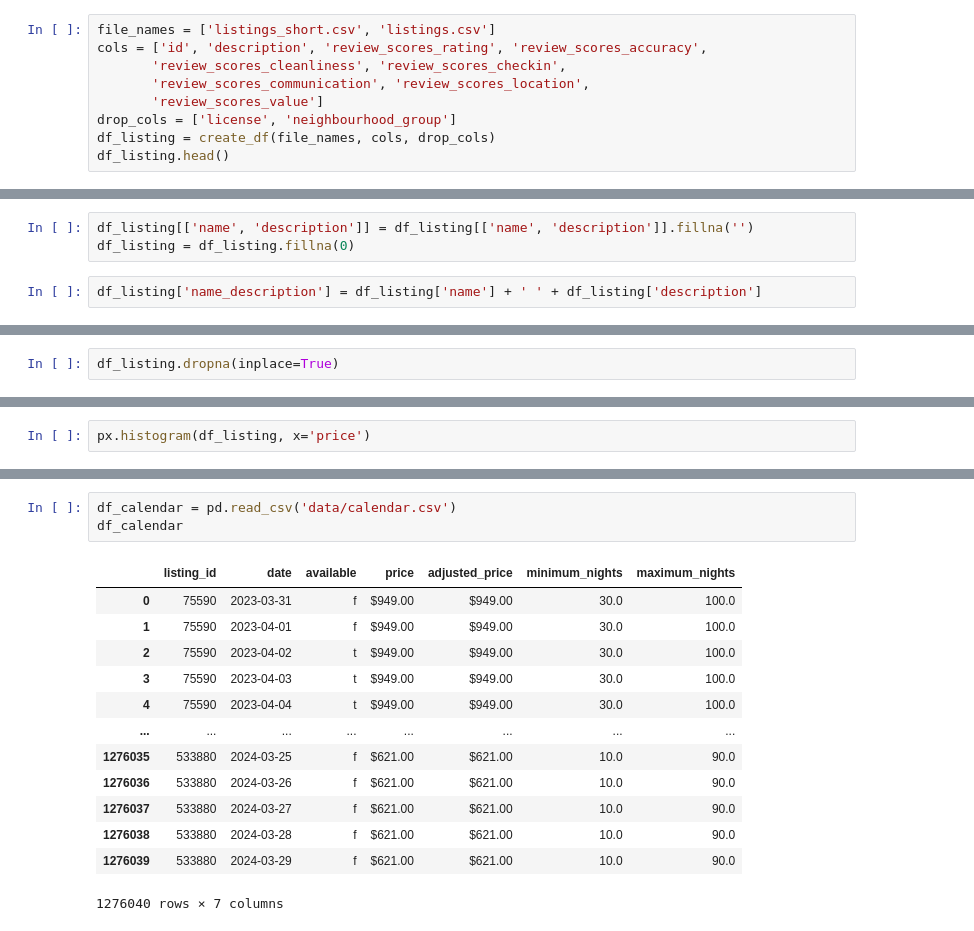
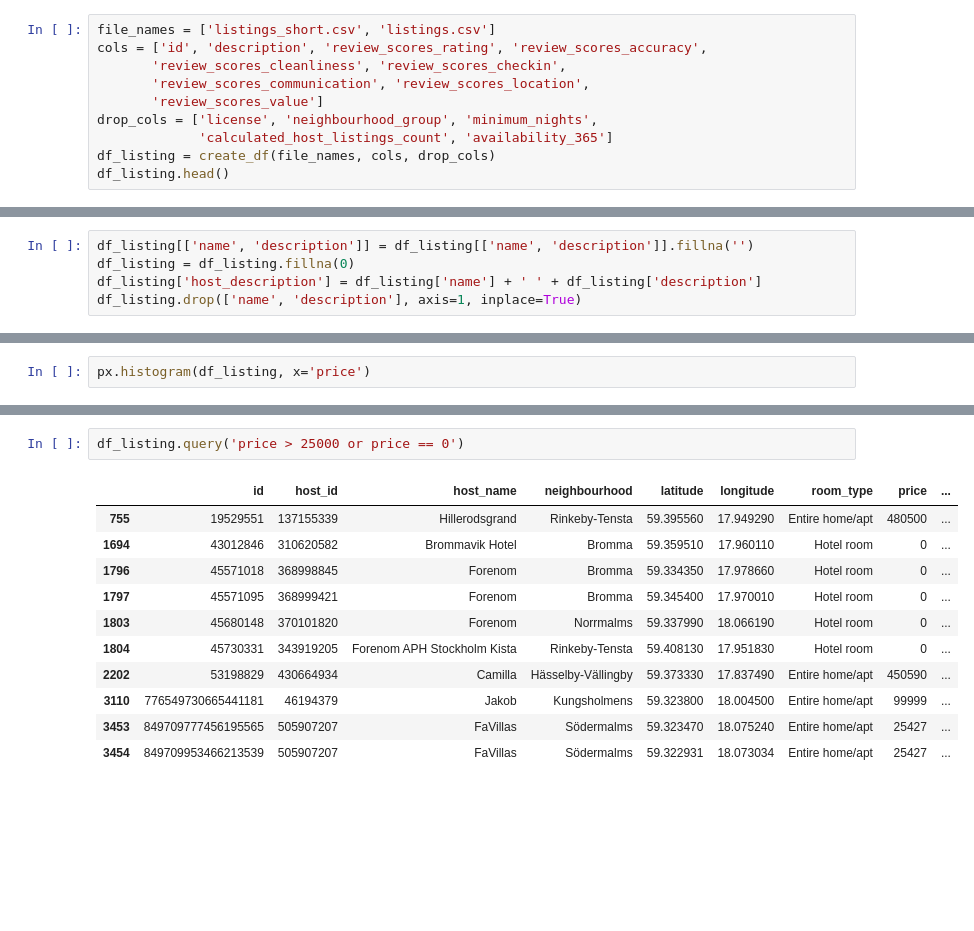
Before and after one commit to TanjaDS/Examensarbete_Airbnb, a Jupyter notebook: transformation_and_EDA/data_cleaning.ipynb, the cells around one changed output, grey strips where cells are left out. Drawn from its saved outputs; the diff is of its cells as text; blank space fills up the shorter version.

```diff
--- a/transformation_and_EDA/data_cleaning.ipynb
+++ b/transformation_and_EDA/data_cleaning.ipynb
@@ -25,7 +30,8 @@ cols = ['id', 'description', 'review_scores_rating', 'review_scores_accuracy',
        'review_scores_cleanliness', 'review_scores_checkin',
        'review_scores_communication', 'review_scores_location',
        'review_scores_value']
-drop_cols = ['license', 'neighbourhood_group']
+drop_cols = ['license', 'neighbourhood_group', 'minimum_nights',
+             'calculated_host_listings_count', 'availability_365']
 df_listing = create_df(file_names, cols, drop_cols)
 df_listing.head()
 # %% [output]
@@ -63,5 +72,5 @@ dtype: int64
 # %%
 df_listing[['name', 'description']] = df_listing[['name', 'description']].fillna('')
 df_listing = df_listing.fillna(0)
+df_listing['host_description'] = df_listing['name'] + ' ' + df_listing['description']
+df_listing.drop(['name', 'description'], axis=1, inplace=True)
-# %%
-df_listing['name_description'] = df_listing['name'] + ' ' + df_listing['description']
@@ -190,2 +76,0 @@ fig.update_traces(marker_color=MAIN_COLOR)
-# %%
-df_listing.dropna(inplace=True)
@@ -261,18 +79,15 @@ fig.show()
-# %%
-df_calendar = pd.read_csv('data/calendar.csv')
-df_calendar
-# %% [output]
-|  | listing_id | date | available | price | adjusted_price | minimum_nights | maximum_nights |
-| 0 | 75590 | 2023-03-31 | f | $949.00 | $949.00 | 30.0 | 100.0 |
-| 1 | 75590 | 2023-04-01 | f | $949.00 | $949.00 | 30.0 | 100.0 |
-| 2 | 75590 | 2023-04-02 | t | $949.00 | $949.00 | 30.0 | 100.0 |
-| 3 | 75590 | 2023-04-03 | t | $949.00 | $949.00 | 30.0 | 100.0 |
-| 4 | 75590 | 2023-04-04 | t | $949.00 | $949.00 | 30.0 | 100.0 |
-| ... | ... | ... | ... | ... | ... | ... | ... |
-| 1276035 | 533880 | 2024-03-25 | f | $621.00 | $621.00 | 10.0 | 90.0 |
-| 1276036 | 533880 | 2024-03-26 | f | $621.00 | $621.00 | 10.0 | 90.0 |
-| 1276037 | 533880 | 2024-03-27 | f | $621.00 | $621.00 | 10.0 | 90.0 |
-| 1276038 | 533880 | 2024-03-28 | f | $621.00 | $621.00 | 10.0 | 90.0 |
-| 1276039 | 533880 | 2024-03-29 | f | $621.00 | $621.00 | 10.0 | 90.0 |
-1276040 rows × 7 columns
+# %%
+df_listing.query('price > 25000 or price == 0')
+# %% [output]
+|  | id | host_id | host_name | neighbourhood | latitude | longitude | room_type | price | ... |
+| 755 | 19529551 | 137155339 | Hillerodsgrand | Rinkeby-Tensta | 59.395560 | 17.949290 | Entire home/apt | 480500 | ... |
+| 1694 | 43012846 | 310620582 | Brommavik Hotel | Bromma | 59.359510 | 17.960110 | Hotel room | 0 | ... |
+| 1796 | 45571018 | 368998845 | Forenom | Bromma | 59.334350 | 17.978660 | Hotel room | 0 | ... |
+| 1797 | 45571095 | 368999421 | Forenom | Bromma | 59.345400 | 17.970010 | Hotel room | 0 | ... |
+| 1803 | 45680148 | 370101820 | Forenom | Norrmalms | 59.337990 | 18.066190 | Hotel room | 0 | ... |
+| 1804 | 45730331 | 343919205 | Forenom APH Stockholm Kista | Rinkeby-Tensta | 59.408130 | 17.951830 | Hotel room | 0 | ... |
+| 2202 | 53198829 | 430664934 | Camilla | Hässelby-Vällingby | 59.373330 | 17.837490 | Entire home/apt | 450590 | ... |
+| 3110 | 776549730665441181 | 46194379 | Jakob | Kungsholmens | 59.323800 | 18.004500 | Entire home/apt | 99999 | ... |
+| 3453 | 849709777456195565 | 505907207 | FaVillas | Södermalms | 59.323470 | 18.075240 | Entire home/apt | 25427 | ... |
+| 3454 | 849709953466213539 | 505907207 | FaVillas | Södermalms | 59.322931 | 18.073034 | Entire home/apt | 25427 | ... |
 # %%
```
Also changed, not shown: parts of 56 cells of this notebook, 5 other files.
